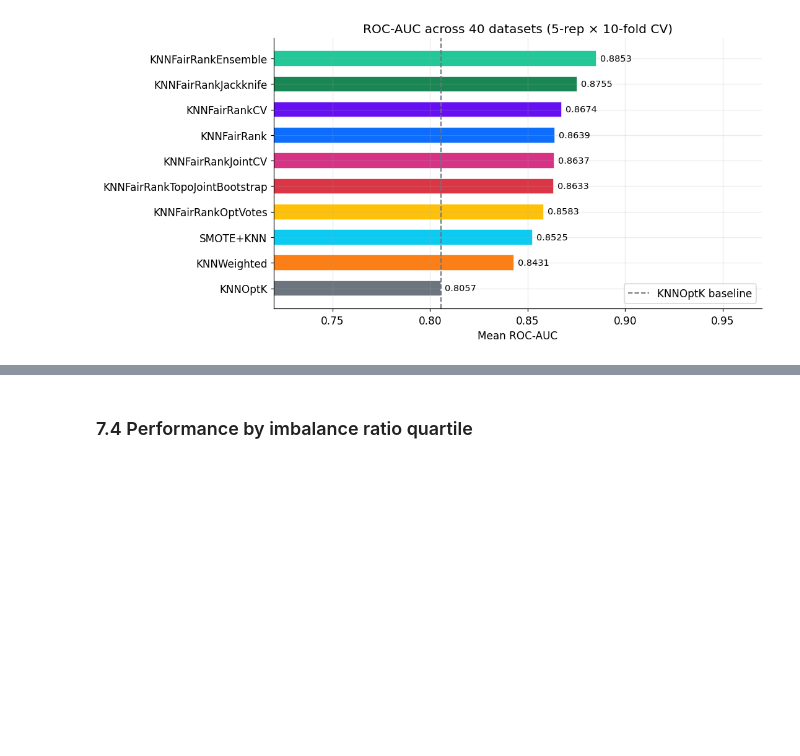
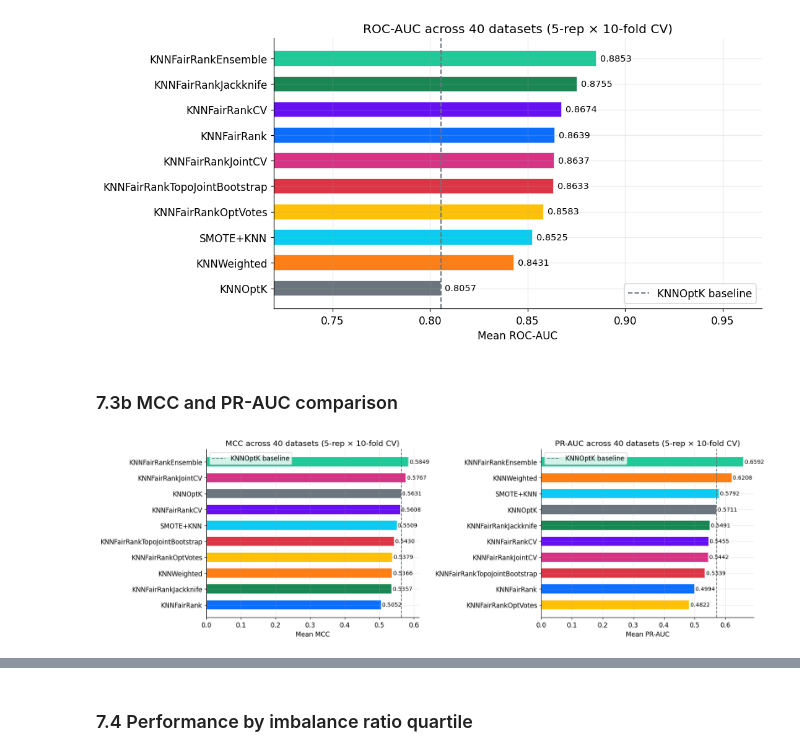
Before and after one commit to zepaulo333/knn_classimbalance, a Jupyter notebook: notebooks/entrega_final.ipynb, the cells around one changed output, grey strips where cells are left out. Cells and saved outputs as stored; diff of their text form; code cells hidden in the pictures; blank space fills up the shorter version.

```diff
--- a/notebooks/entrega_final.ipynb
+++ b/notebooks/entrega_final.ipynb
@@ -1034,3 +1067,28 @@ plt.savefig("results/figures/rocauc_bar.png", bbox_inches="tight")
 plt.show()
 # %% [output]
 [figure]
+# %% [markdown]
+### 7.3b MCC and PR-AUC comparison
+# %%
+# ── MCC and PR-AUC bar charts (complement to G-Mean and ROC-AUC above) ────────
+fig, axes = plt.subplots(1, 2, figsize=(16, 5))
+for ax, (key, label, fname) in zip(axes, [
+    ("mcc",    "MCC",    "mcc_bar"),
+    ("pr_auc", "PR-AUC", "prauc_bar"),
+]):
+    means  = agg_all.groupby("algorithm")[key].mean().sort_values()
+    colors = [PALETTE.get(a, "#adb5bd") for a in means.index]
+    bars   = ax.barh(means.index, means.values, color=colors, edgecolor="white", height=0.62)
+    ax.axvline(means["KNNOptK"], color="#6c757d", linestyle="--", lw=1.3, label="KNNOptK baseline")
+    for bar, val in zip(bars, means.values):
+        ax.text(val + 0.003, bar.get_y() + bar.get_height()/2,
+                f"{val:.4f}", va="center", fontsize=9.5)
+    ax.set_xlabel(f"Mean {label}")
+    ax.set_title(f"{label} across 40 datasets (5-rep × 10-fold CV)")
+    ax.legend()
+
+plt.tight_layout()
+plt.savefig("results/figures/mcc_prauc_bar.png", bbox_inches="tight")
+plt.show()
+# %% [output]
+[figure, added]
```
Also changed, not shown: parts of 18 cells of this notebook, 6 other files.
